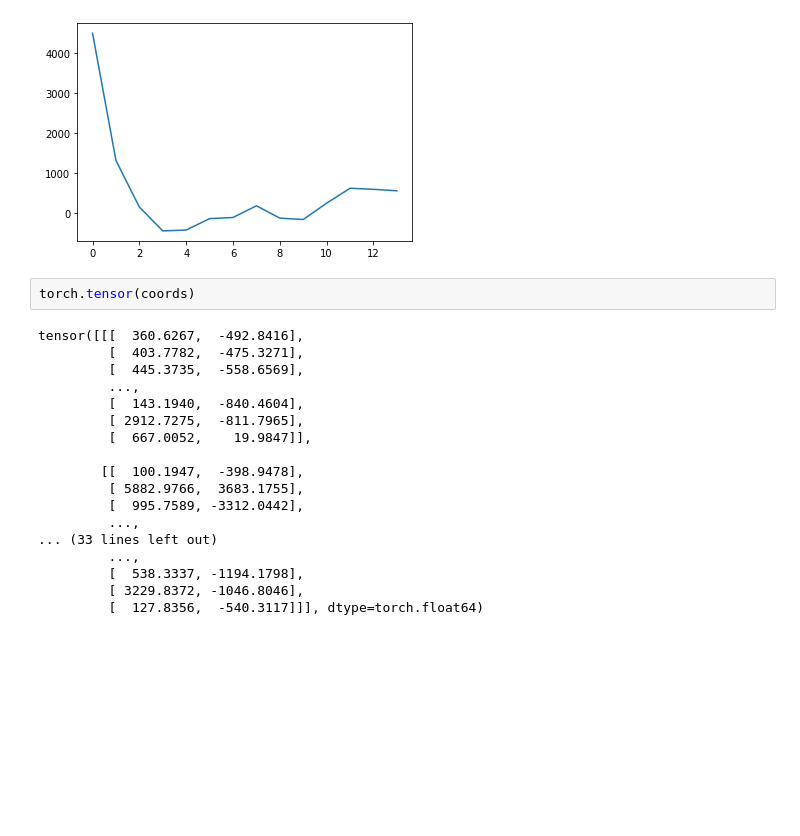
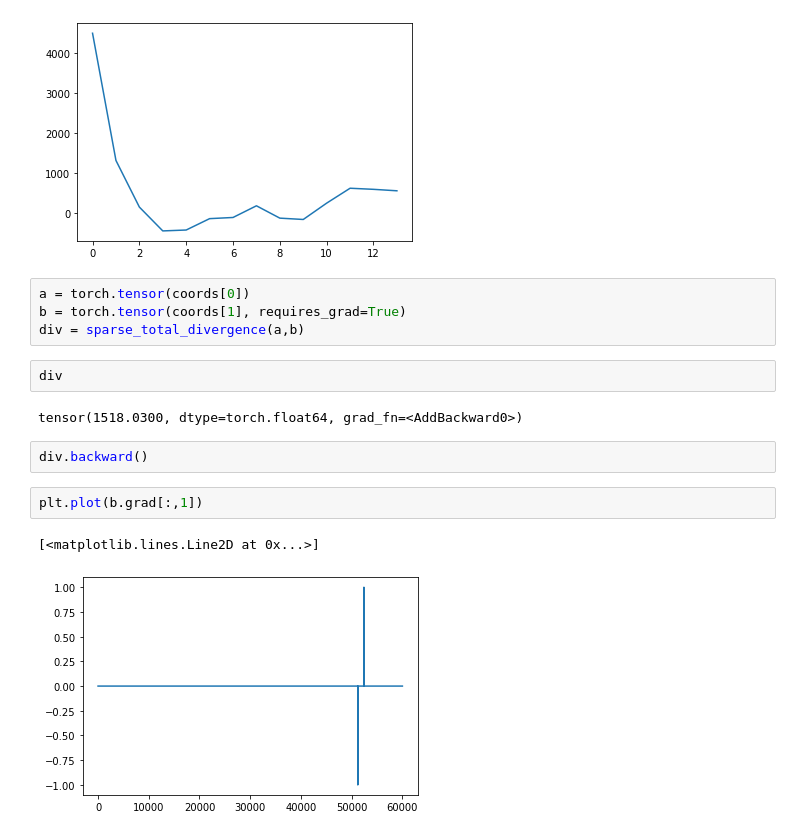
Before and after one commit to einbandi/ptsne-pytorch, a Jupyter notebook: vector-field.ipynb, the cells around one changed output. Saved outputs shown, nothing was run; the diff lists cells and outputs as text; blank space fills up the shorter version.

```diff
--- a/vector-field.ipynb
+++ b/vector-field.ipynb
@@ -545,23 +545,18 @@ plt.plot(divs)
 # %% [output]
 [<matplotlib.lines.Line2D at 0x...>]
 [figure]
-# %%
-torch.tensor(coords)
-# %% [output]
-tensor([[[  360.6267,  -492.8416],
-         [  403.7782,  -475.3271],
-         [  445.3735,  -558.6569],
-         ...,
-         [  143.1940,  -840.4604],
-         [ 2912.7275,  -811.7965],
-         [  667.0052,    19.9847]],
-
-        [[  100.1947,  -398.9478],
-         [ 5882.9766,  3683.1755],
-         [  995.7589, -3312.0442],
-         ...,
-... (33 lines left out)
-         ...,
-         [  538.3337, -1194.1798],
-         [ 3229.8372, -1046.8046],
-         [  127.8356,  -540.3117]]], dtype=torch.float64)
+# %%
+a = torch.tensor(coords[0])
+b = torch.tensor(coords[1], requires_grad=True)
+div = sparse_total_divergence(a,b)
+# %%
+div
+# %% [output]
+tensor(1518.0300, dtype=torch.float64, grad_fn=<AddBackward0>)
+# %%
+div.backward()
+# %%
+plt.plot(b.grad[:,1])
+# %% [output]
+[<matplotlib.lines.Line2D at 0x...>]
+[figure, added]
```
Also changed, not shown: 1 other file.
